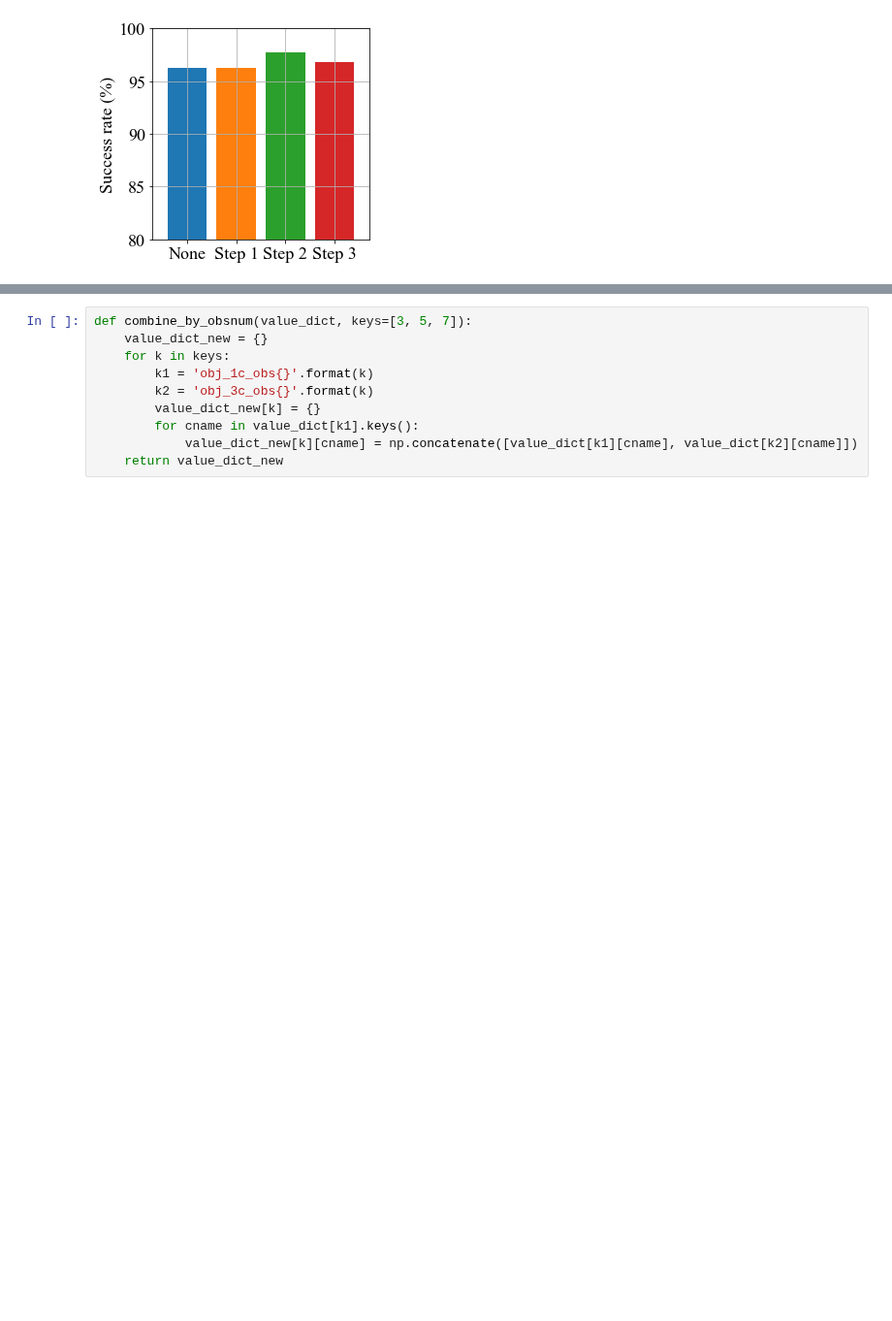
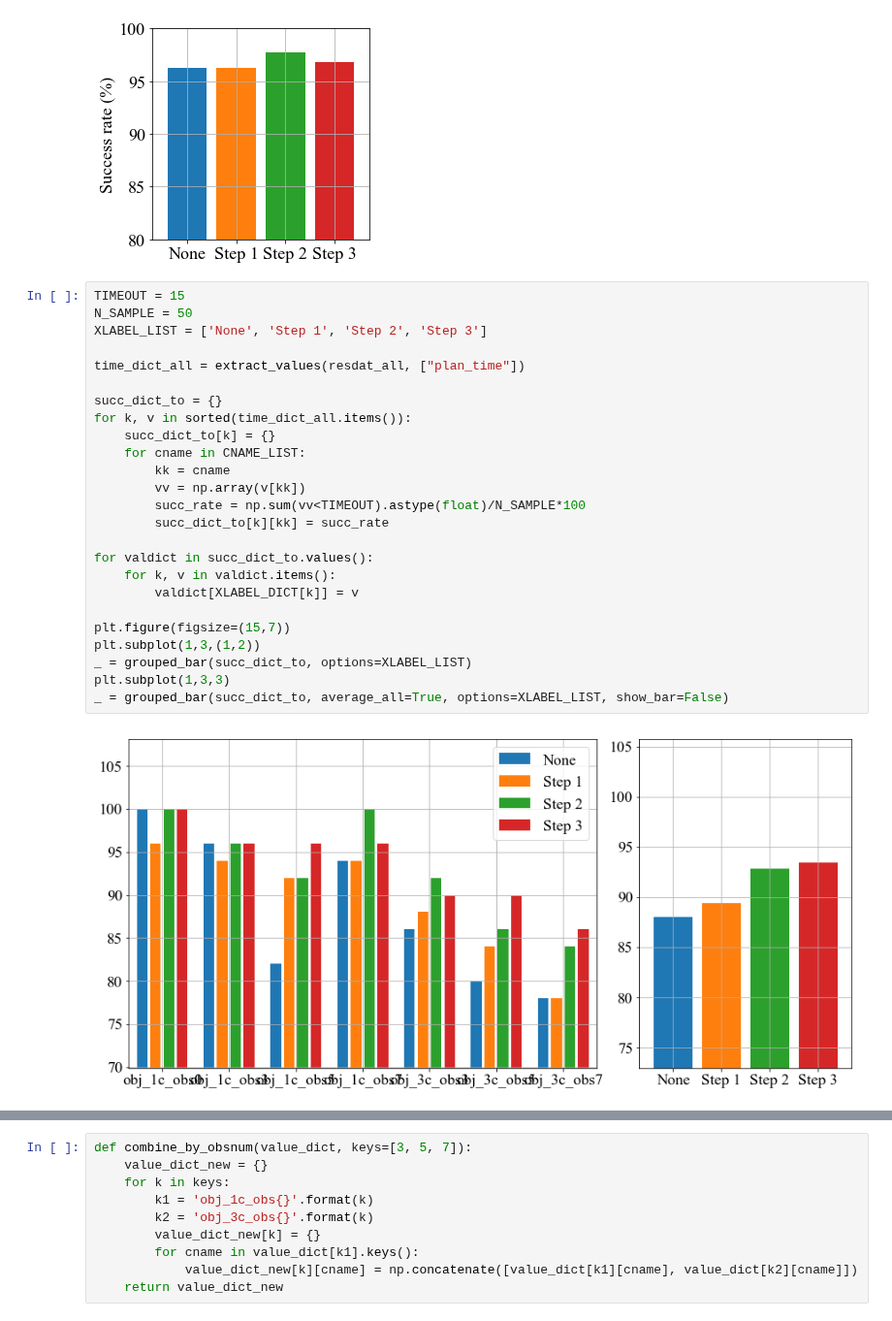
Before and after one commit to rnb-disinfection/rnb-planning, a Jupyter notebook: src/scripts/developing/pddlstream/[TEST] PDDLStream-print-results.ipynb, the cells around one changed output, grey strips where cells are left out. Shown at 97% size. Saved outputs shown, nothing was run; the diff lists cells and outputs as text; blank space fills up the shorter version.

Commit message:
add less timeout plot

```diff
--- a/src/scripts/developing/pddlstream/[TEST] PDDLStream-print-results.ipynb
+++ b/src/scripts/developing/pddlstream/[TEST] PDDLStream-print-results.ipynb
@@ -133,6 +133,33 @@ plt.ylim(80,100)
 # %% [output]
 (80, 100)
 [figure]
+# %%
+TIMEOUT = 15
+N_SAMPLE = 50
+XLABEL_LIST = ['None', 'Step 1', 'Step 2', 'Step 3']
+
+time_dict_all = extract_values(resdat_all, ["plan_time"])
+
+succ_dict_to = {}
+for k, v in sorted(time_dict_all.items()):
+    succ_dict_to[k] = {}
+    for cname in CNAME_LIST:
+        kk = cname
+        vv = np.array(v[kk])
+        succ_rate = np.sum(vv<TIMEOUT).astype(float)/N_SAMPLE*100
+        succ_dict_to[k][kk] = succ_rate
+
+for valdict in succ_dict_to.values():
+    for k, v in valdict.items():
+        valdict[XLABEL_DICT[k]] = v
+
+plt.figure(figsize=(15,7))
+plt.subplot(1,3,(1,2))
+_ = grouped_bar(succ_dict_to, options=XLABEL_LIST)
+plt.subplot(1,3,3)
+_ = grouped_bar(succ_dict_to, average_all=True, options=XLABEL_LIST, show_bar=False)
+# %% [output]
+[figure, added]
 # %%
 plt.figure(figsize=(15,35))
 
```
Also changed, not shown: parts of 3 cells of this notebook.
